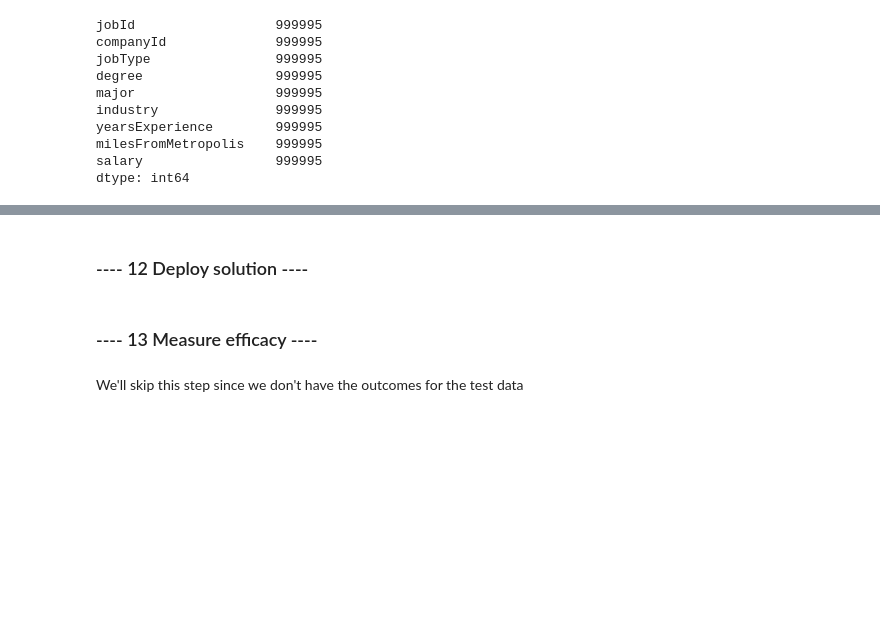
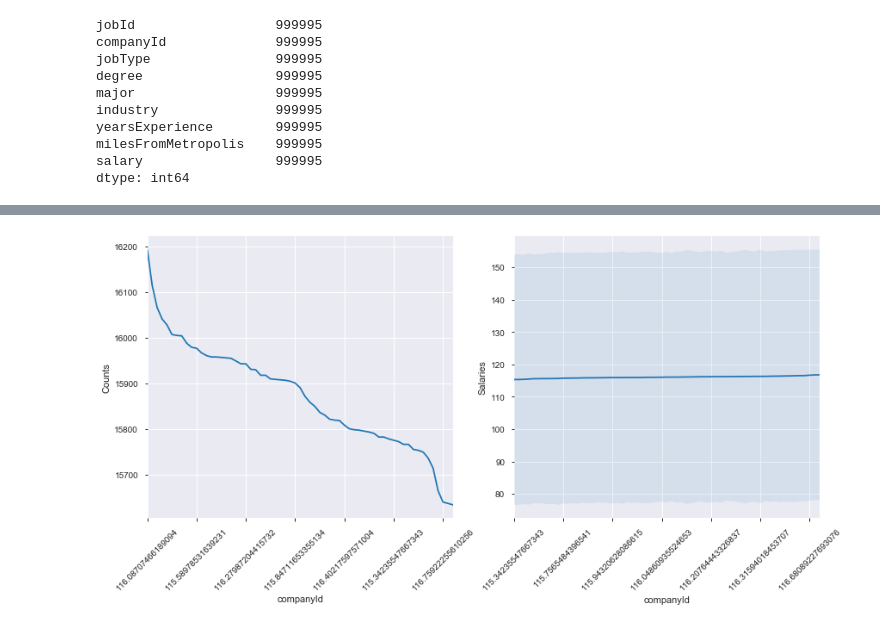
Before and after one commit to hbelay/Salary-Predictions, a Jupyter notebook: SalaryPrediction.ipynb, the cells around one changed output, grey strips where cells are left out. Cells and saved outputs as stored; diff of their text form; code cells hidden in the pictures; blank space fills up the shorter version.

```diff
--- a/SalaryPrediction.ipynb
+++ b/SalaryPrediction.ipynb
@@ -216,2 +168,0 @@ You will cycle through creating features, tuning models, and training/validing m
-# %% [markdown]
-### ---- 12 Deploy solution ----
@@ -222,4 +168,0 @@ You will cycle through creating features, tuning models, and training/validing m
-# %% [markdown]
-### ---- 13 Measure efficacy ----
-# %% [markdown]
-We'll skip this step since we don't have the outcomes for the test data
@@ -225,0 +205,21 @@ We'll skip this step since we don't have the outcomes for the test data
+# %%
+plot_feature(train_df, 'companyId')
+
+#plot_feature(train_df, 'jobType')
+
+#plot_feature(train_df, 'degree')
+#More advanced degrees tend to correspond to higher salaries.
+
+#plot_feature(train_df, 'major')
+#People with majors of engineering, business and math generally have higher salaries.
+
+#plot_feature(train_df, 'industry')
+#As for industries, oil, finance and web industries generally pay better.
+
+#plot_feature(train_df, 'yearsExperience')
+#In general, there is a clear correlation between salary and years of experience.
+
+#plot_feature(train_df, 'milesFromMetropolis')
+#In general, salaries decrease with the distance to metropolis.
+# %% [output]
+[figure, added]
```
Also changed, not shown: parts of 37 cells of this notebook.
